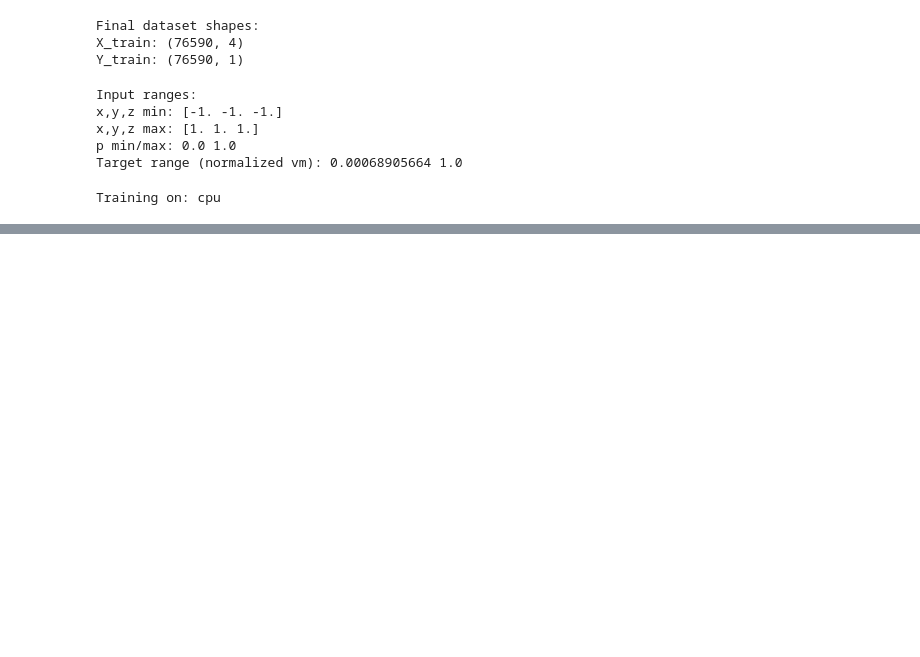
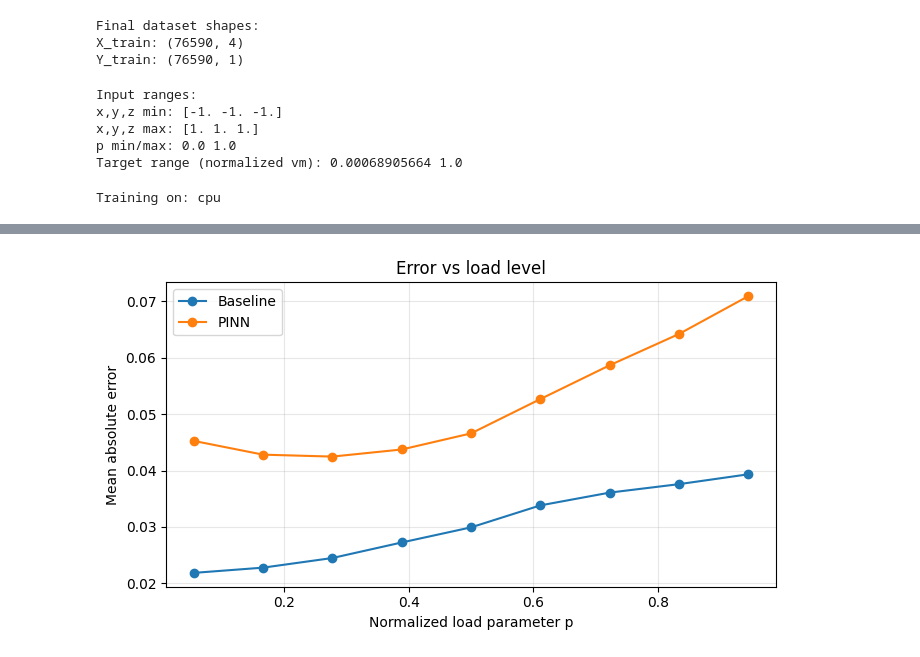
Before and after one commit to dudeabide21/CELLULAR_BEAM_PARAMETRIC_SURROGATE_PINN, a Jupyter notebook: Scripts/PINN_surrogate.ipynb, the cells around one changed output, grey strips where cells are left out. Saved outputs shown, nothing was run; the diff lists cells and outputs as text; code cells hidden in the pictures; blank space fills up the shorter version.

```diff
--- a/Scripts/PINN_surrogate.ipynb
+++ b/Scripts/PINN_surrogate.ipynb
@@ -238,0 +731,28 @@ print("Final training MSE (normalized vm):", mse)
+# %%
+pbins = np.linspace(0, 1, 10)
+pcenters = 0.5 * (pbins[:-1] + pbins[1:])
+
+base_p = []
+pinn_p = []
+
+for i in range(len(pbins)-1):
+    mask = (p_per_node >= pbins[i]) & (p_per_node < pbins[i+1])
+    if mask.sum() == 0:
+        base_p.append(np.nan)
+        pinn_p.append(np.nan)
+    else:
+        base_p.append(abs_err[mask].mean())
+        pinn_p.append(pinn2_abs_err[mask].mean())
+
+plt.figure(figsize=(7,4))
+plt.plot(pcenters, base_p, '-o', label="Baseline")
+plt.plot(pcenters, pinn_p, '-o', label="PINN")
+plt.xlabel("Normalized load parameter p")
+plt.ylabel("Mean absolute error")
+plt.legend()
+plt.grid(True, alpha=0.3)
+plt.title("Error vs load level")
+plt.tight_layout()
+plt.show()
+# %% [output]
+[figure, added]
```
Also changed, not shown: parts of 25 cells of this notebook.
